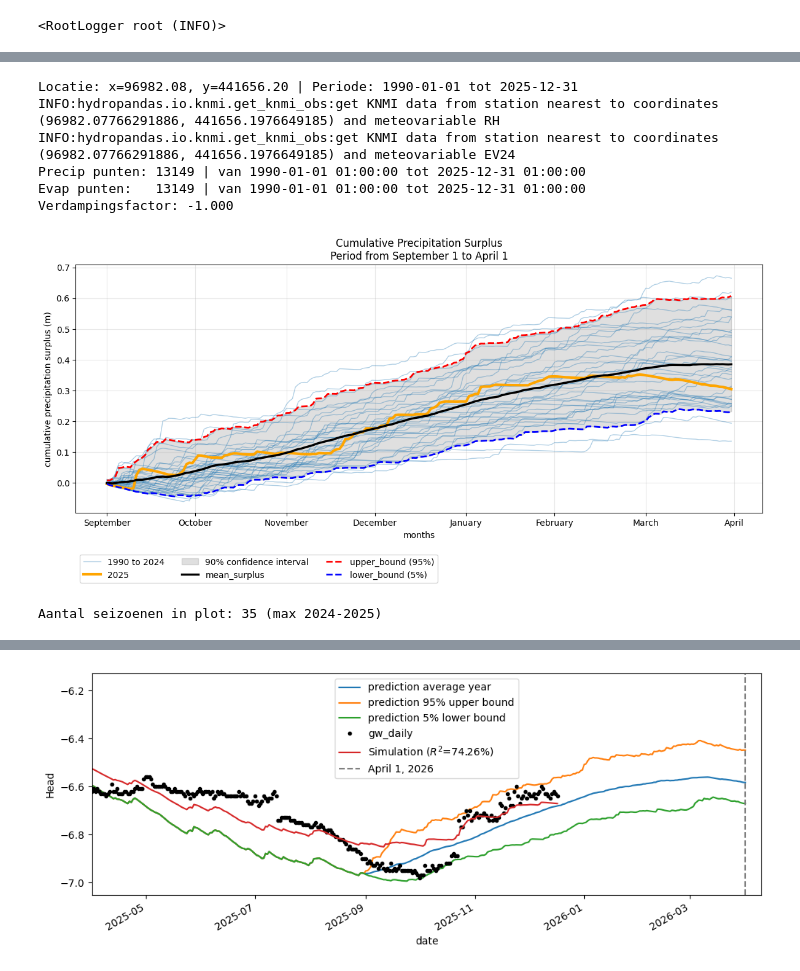
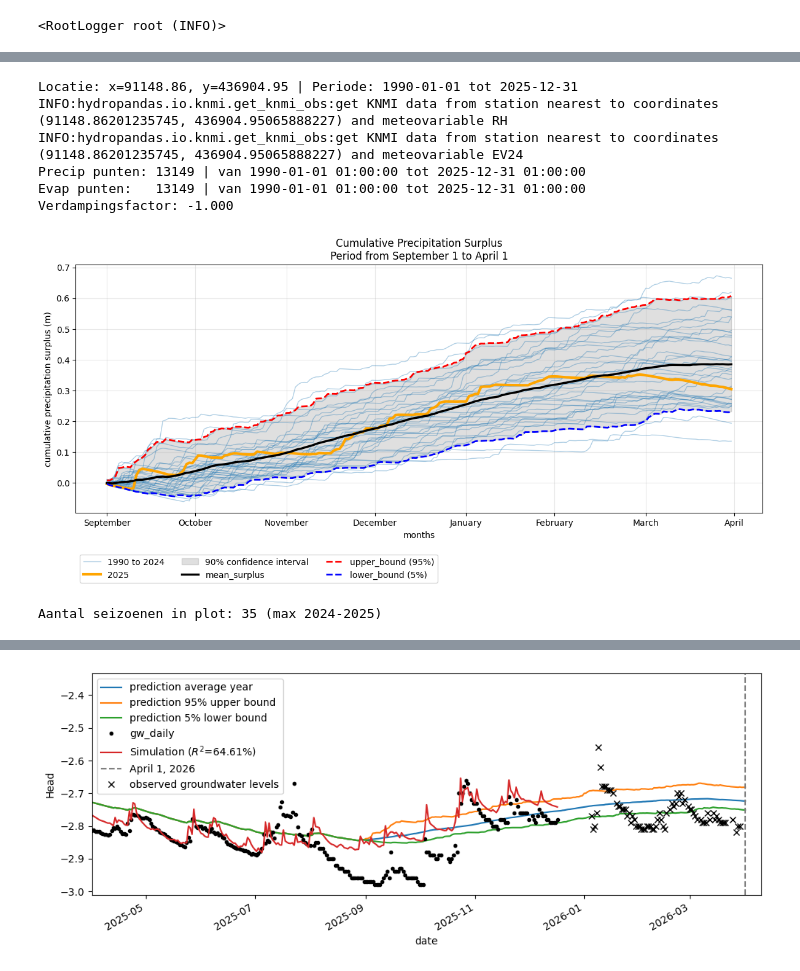
Before and after one commit to verzekering/afstuderen, a Jupyter notebook: python_projects/beroepsproduct/gw_meteo_prediction.ipynb, the cells around one changed output, grey strips where cells are left out. Cells and saved outputs as stored; diff of their text form; code cells hidden in the pictures.

```diff
--- a/python_projects/beroepsproduct/gw_meteo_prediction.ipynb
+++ b/python_projects/beroepsproduct/gw_meteo_prediction.ipynb
@@ -34,5 +36,5 @@ INFO:hydropandas.io.lizard.get_obs_list_from_extent:Number of monitoring wells:
 INFO:hydropandas.io.lizard.get_obs_list_from_extent:Number of pages: 1
 # %%
-gw = oc.obs["GMW000000046935001"]
+gw = oc.obs["GMW000000037950001"]
 print(gw)
 # %% [output]
@@ -268,7 +267,7 @@ end_date   = "2025-12-31"           # veilig: seizoen 2024-2025 eindigt apr 2025
 
 # Coördinaten ophalen
 try:
-    gw_location = oc.obs["GMW000000046935001"]  # ← pas GW-code aan!
+    gw_location = gw  # ← pas GW-code aan!
     x_loc = gw_location.x
     y_loc = gw_location.y
 except:
@@ -400,9 +399,9 @@ plt.show()
 
 print(f"Aantal seizoenen in plot: {len(surplus.columns)} (max 2024-2025)")
 # %% [output]
-Locatie: x=96982.08, y=441656.20 | Periode: 1990-01-01 tot 2025-12-31
-INFO:hydropandas.io.knmi.get_knmi_obs:get KNMI data from station nearest to coordinates (96982.07766291886, 441656.1976649185) and meteovariable RH
-INFO:hydropandas.io.knmi.get_knmi_obs:get KNMI data from station nearest to coordinates (96982.07766291886, 441656.1976649185) and meteovariable EV24
+Locatie: x=91148.86, y=436904.95 | Periode: 1990-01-01 tot 2025-12-31
+INFO:hydropandas.io.knmi.get_knmi_obs:get KNMI data from station nearest to coordinates (91148.86201235745, 436904.95065888227) and meteovariable RH
+INFO:hydropandas.io.knmi.get_knmi_obs:get KNMI data from station nearest to coordinates (91148.86201235745, 436904.95065888227) and meteovariable EV24
 Precip punten: 13149 | van 1990-01-01 01:00:00 tot 2025-12-31 01:00:00
 Evap punten:   13149 | van 1990-01-01 01:00:00 tot 2025-12-31 01:00:00
 Verdampingsfactor: -1.000
@@ -503,7 +502,25 @@ lower_sim = ml_sim.simulate(tmax="2026-04-01")
 ax.plot(lower_sim, label="prediction 5% lower bound")
 
 ml.plot(ax=ax)
-ax.axvline("2026-04-01", color="gray", ls="--", label="April 1, 2026")
+ax.axvline(pd.Timestamp("2026-04-01"), color="gray", ls="--", label="April 1, 2026")
+
+comparison_start = pd.Timestamp(end_date).normalize()
+today = pd.Timestamp.today().normalize()
+gw_measured_from_end, _, _, _ = build_daily_gw_fill(
+    gw,
+    tmin=comparison_start,
+    tmax=today,
+    fill_priority=("hand", "diver_validated", "diver"),
+    within_day="last",
+)
+ax.plot(
+    gw_measured_from_end,
+    marker="x",
+    ls="",
+    color="k",
+    label="observed groundwater levels",
+)
+
 ax.legend()
 _ = ax.set_xlim(xmin=pd.Timestamp("2025-04-01"), xmax=pd.Timestamp("2026-04-10"))
 # %% [output]
@@ -515 +537 @@ INFO:pastas.timeseries._fill_after:Time Series 'None' was extended in the future
-[figure, old version]
+[figure, new version]
```
Also changed, not shown: parts of 9 cells of this notebook, 9 other files.
